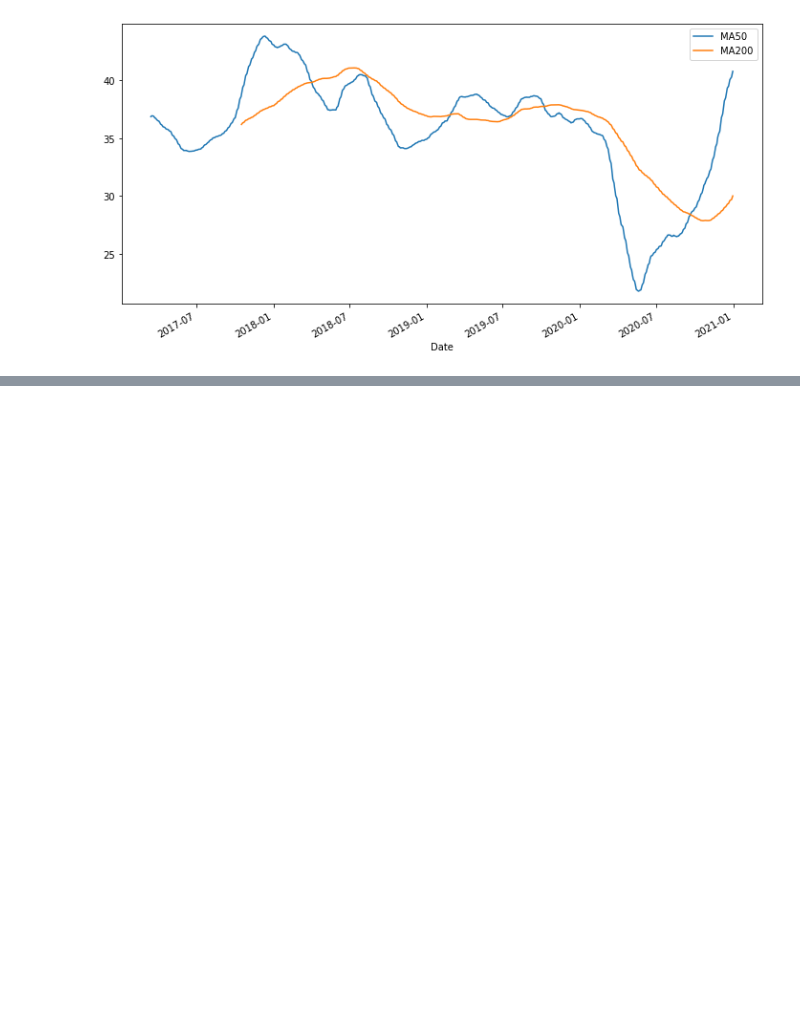
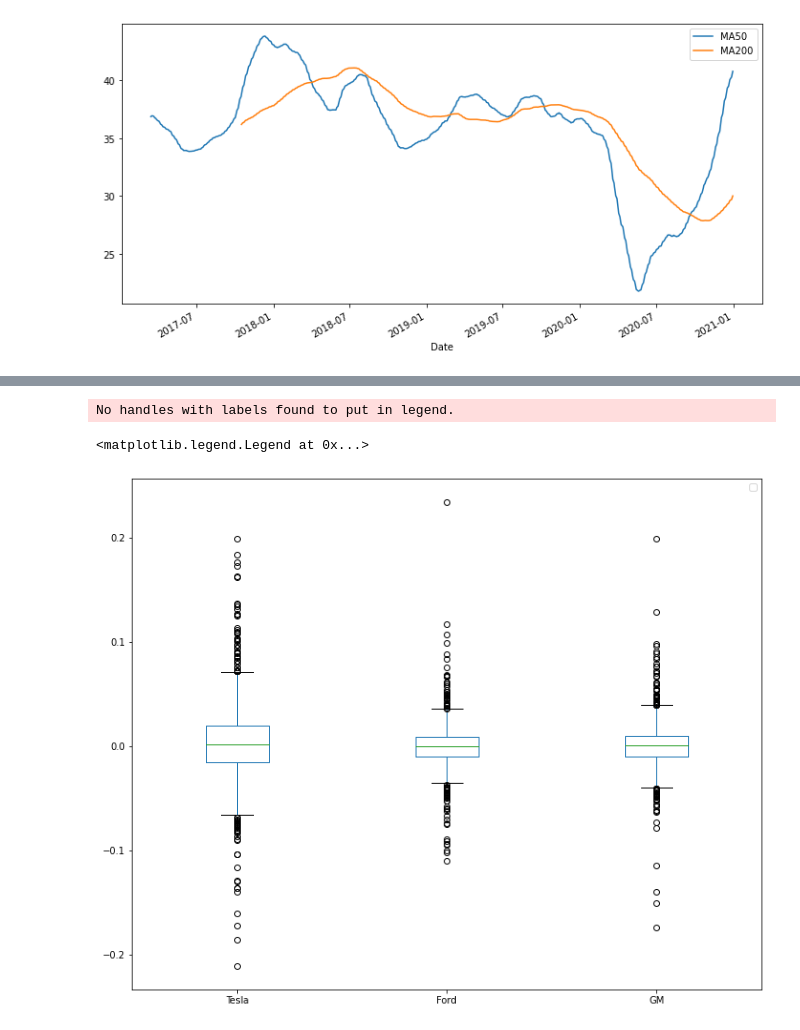
Before and after one commit to gaditi123/quant, a Jupyter notebook: Basic_Analysis(all).ipynb, the cells around one changed output, grey strips where cells are left out. Saved outputs shown, nothing was run; the diff lists cells and outputs as text; code cells hidden in the pictures; blank space fills up the shorter version.

```diff
--- a/Basic_Analysis(all).ipynb
+++ b/Basic_Analysis(all).ipynb
@@ -103,0 +198,9 @@ plt.legend()
+# %%
+box_df = pd.concat([tesla_stock['returns'], ford_stock['returns'], gm_stock['returns']], axis = 1)
+box_df.columns = ['Tesla', 'Ford', 'GM']
+box_df.plot(kind = 'box', figsize = (12, 10))
+plt.legend()
+# %% [output]
+No handles with labels found to put in legend.
+<matplotlib.legend.Legend at 0x...>
+[figure, added]
```
Also changed, not shown: parts of 20 cells of this notebook.
